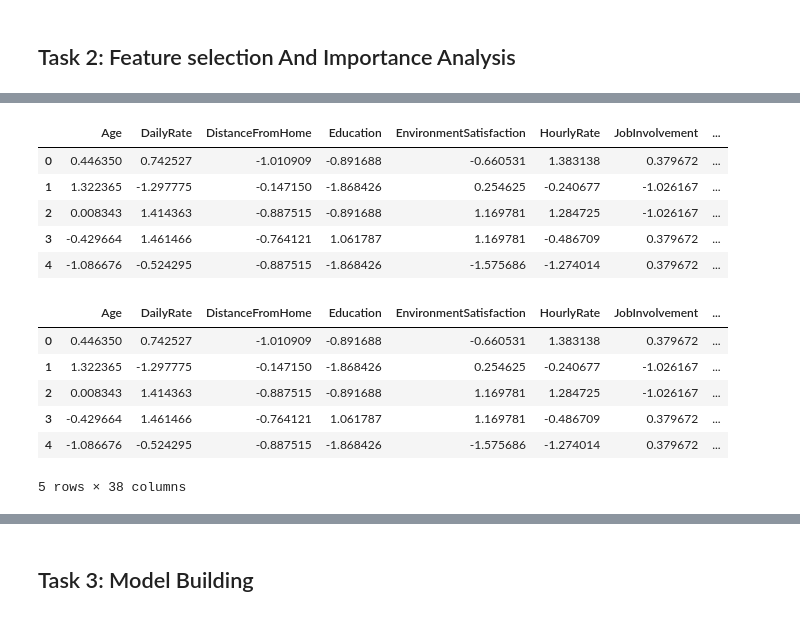
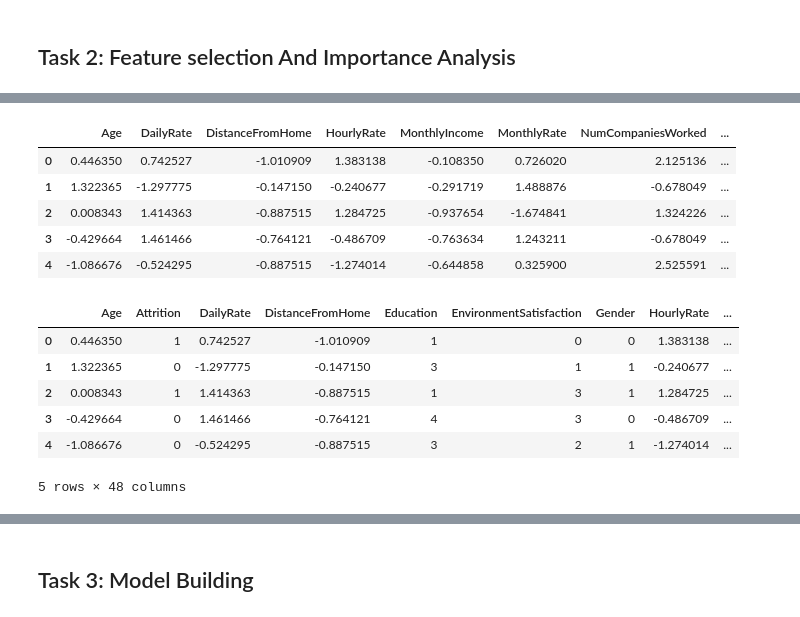
Before and after one commit to celestemiriams/ML, a Jupyter notebook: Employee_Attrition.ipynb, the cells around one changed output, grey strips where cells are left out. Drawn from its saved outputs; the diff is of its cells as text; code cells hidden in the pictures.

```diff
--- a/Employee_Attrition.ipynb
+++ b/Employee_Attrition.ipynb
@@ -200,0 +319,7 @@ sns.relplot(x = 'TrainingTimesLastYear', y = 'YearsInCurrentRole', hue= 'Attriti
+# %%
+plt.figure(figsize=(10, 10))
+for i, column in enumerate(numerical_features, 1):
+    plt.subplot(5, 3, i)
+    sns.violinplot(data=df, x=column, y='Attrition')
+plt.tight_layout()
+plt.show()
@@ -272,0 +376,5 @@ data_numerical.head()
+# %%
+for c_features in df.select_dtypes(include='object').columns:
+    le = preprocessing.LabelEncoder()
+    df[c_features] = le.fit_transform(df[c_features])
+    print("Origin Classes:", list(le.classes_))
@@ -272,0 +397,6 @@ data_numerical.head()
+# %%
+#Getting dummy values for features that have more than two categorical values
+
+dummies = ['Department', 'EducationField', 'JobRole', 'MaritalStatus', 'BusinessTravel']
+df = pd.get_dummies(data=df, columns=dummies)
+display(df.head())
@@ -273,35 +411,30 @@ data_numerical.head()
 # %%
 #Scaling numerical features
-from sklearn.preprocessing import StandardScaler
 
 # Initialise the Scaler
 scaler = StandardScaler()
 
-cols= ['Age','DailyRate','DistanceFromHome','Education','EnvironmentSatisfaction','HourlyRate',
-       'JobInvolvement','JobLevel','JobSatisfaction','MonthlyIncome','MonthlyRate','PercentSalaryHike',
-       'PerformanceRating','StandardHours','TrainingTimesLastYear','WorkLifeBalance','YearsAtCompany',
-       'YearsInCurrentRole','YearsSinceLastPromotion','YearsWithCurrManager']
-
 # To scale data
-scaled_data = scaler.fit_transform(data_numerical)
-scaled_data = pd.DataFrame(scaled_data, columns=cols)
+scaled_data = scaler.fit_transform(df[numerical_features])
+scaled_data = pd.DataFrame(scaled_data, columns=numerical_features)
 scaled_data.head()
 # %% [output]
-|  | Age | DailyRate | DistanceFromHome | Education | EnvironmentSatisfaction | HourlyRate | JobInvolvement | ... |
-| 0 | 0.446350 | 0.742527 | -1.010909 | -0.891688 | -0.660531 | 1.383138 | 0.379672 | ... |
-| 1 | 1.322365 | -1.297775 | -0.147150 | -1.868426 | 0.254625 | -0.240677 | -1.026167 | ... |
-| 2 | 0.008343 | 1.414363 | -0.887515 | -0.891688 | 1.169781 | 1.284725 | -1.026167 | ... |
-| 3 | -0.429664 | 1.461466 | -0.764121 | 1.061787 | 1.169781 | -0.486709 | 0.379672 | ... |
-| 4 | -1.086676 | -0.524295 | -0.887515 | -1.868426 | -1.575686 | -1.274014 | 0.379672 | ... |
+|  | Age | DailyRate | DistanceFromHome | HourlyRate | MonthlyIncome | MonthlyRate | NumCompaniesWorked | ... |
+| 0 | 0.446350 | 0.742527 | -1.010909 | 1.383138 | -0.108350 | 0.726020 | 2.125136 | ... |
+| 1 | 1.322365 | -1.297775 | -0.147150 | -0.240677 | -0.291719 | 1.488876 | -0.678049 | ... |
+| 2 | 0.008343 | 1.414363 | -0.887515 | 1.284725 | -0.937654 | -1.674841 | 1.324226 | ... |
+| 3 | -0.429664 | 1.461466 | -0.764121 | -0.486709 | -0.763634 | 1.243211 | -0.678049 | ... |
+| 4 | -1.086676 | -0.524295 | -0.887515 | -1.274014 | -0.644858 | 0.325900 | 2.525591 | ... |
 # %%
-#Combine the encoded dataframe with the scaled dataframe
-new_emp_data = pd.concat([scaled_data, data_encoded], axis=1)
-new_emp_data.head()
+#Updating the dataframe with the scaled data
+for i in numerical_features:
+    df[i] = scaled_data[i]
+df.head()
 # %% [output]
-|  | Age | DailyRate | DistanceFromHome | Education | EnvironmentSatisfaction | HourlyRate | JobInvolvement | ... |
-| 0 | 0.446350 | 0.742527 | -1.010909 | -0.891688 | -0.660531 | 1.383138 | 0.379672 | ... |
-| 1 | 1.322365 | -1.297775 | -0.147150 | -1.868426 | 0.254625 | -0.240677 | -1.026167 | ... |
-| 2 | 0.008343 | 1.414363 | -0.887515 | -0.891688 | 1.169781 | 1.284725 | -1.026167 | ... |
-| 3 | -0.429664 | 1.461466 | -0.764121 | 1.061787 | 1.169781 | -0.486709 | 0.379672 | ... |
-| 4 | -1.086676 | -0.524295 | -0.887515 | -1.868426 | -1.575686 | -1.274014 | 0.379672 | ... |
+|  | Age | Attrition | DailyRate | DistanceFromHome | Education | EnvironmentSatisfaction | Gender | HourlyRate | ... |
+| 0 | 0.446350 | 1 | 0.742527 | -1.010909 | 1 | 0 | 0 | 1.383138 | ... |
+| 1 | 1.322365 | 0 | -1.297775 | -0.147150 | 3 | 1 | 1 | -0.240677 | ... |
+| 2 | 0.008343 | 1 | 1.414363 | -0.887515 | 1 | 3 | 1 | 1.284725 | ... |
+| 3 | -0.429664 | 0 | 1.461466 | -0.764121 | 4 | 3 | 0 | -0.486709 | ... |
+| 4 | -1.086676 | 0 | -0.524295 | -0.887515 | 3 | 2 | 1 | -1.274014 | ... |
-5 rows × 38 columns
+5 rows × 48 columns
```
Also changed, not shown: parts of 52 cells of this notebook, 1 other file.
